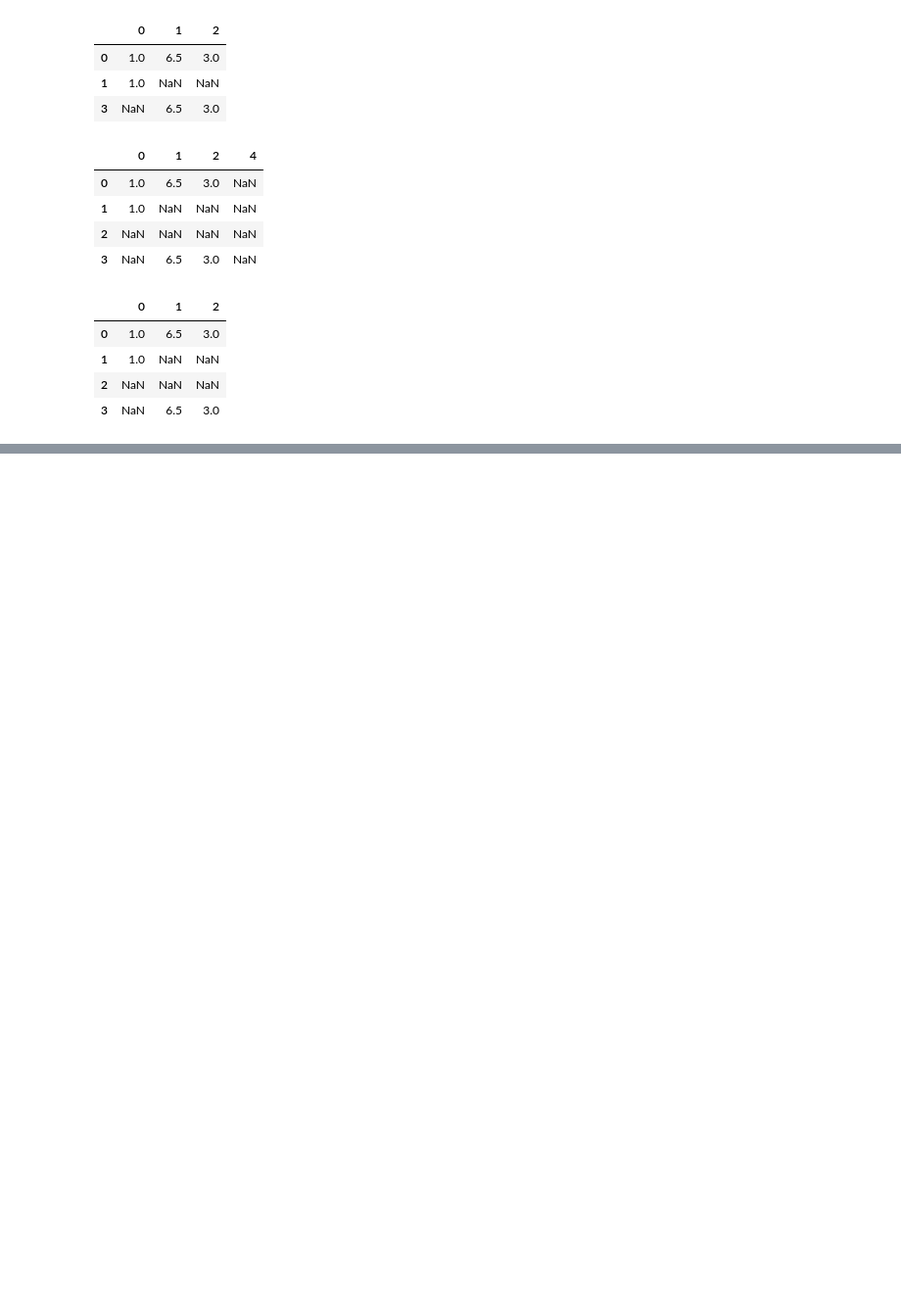
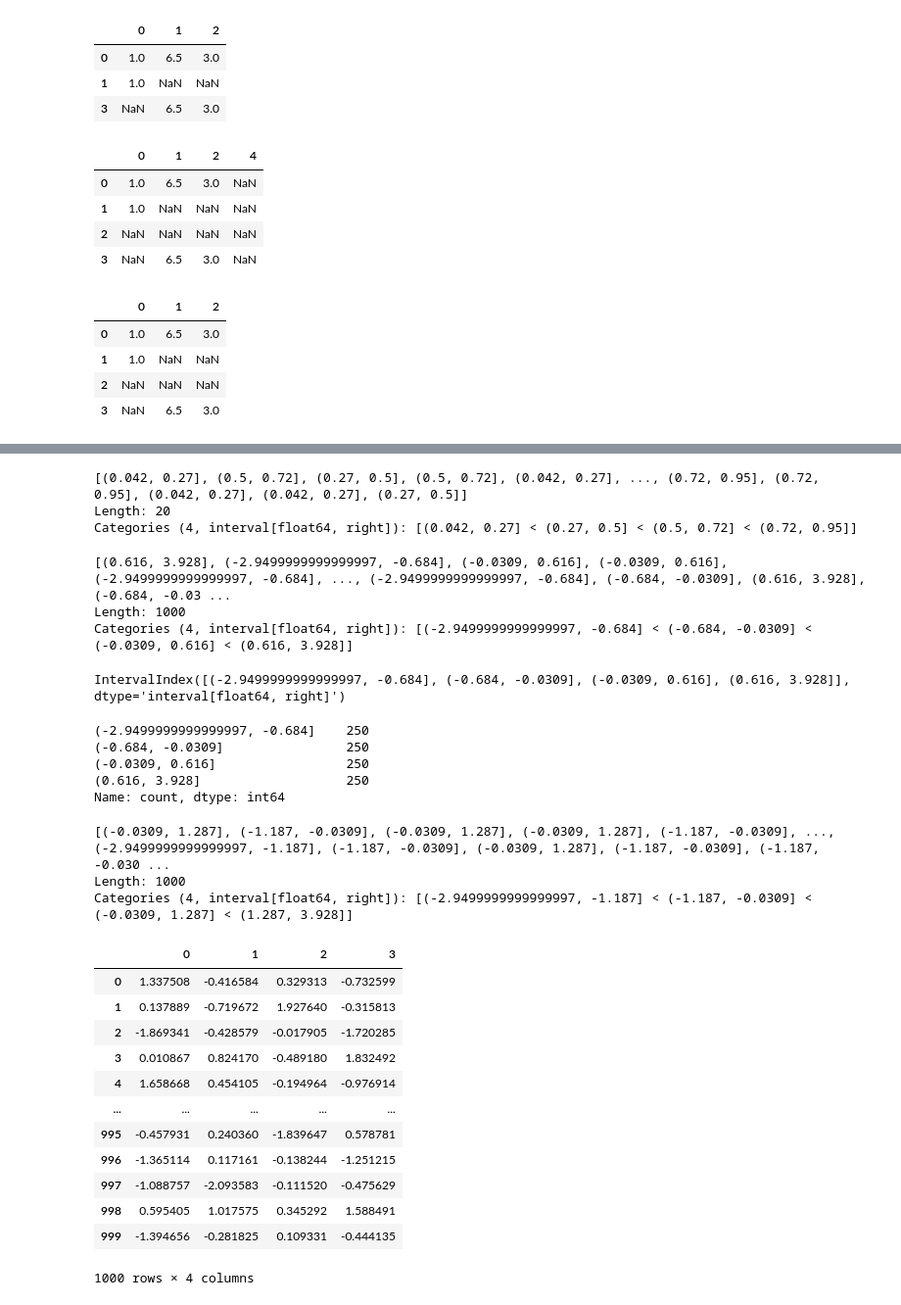
Before and after one commit to liuxm0239/pyDataScience, a Jupyter notebook: ch07_01.ipynb, the cells around one changed output, grey strips where cells are left out. Shown at 98% size. Drawn from its saved outputs; the diff is of its cells as text; code cells hidden in the pictures; blank space fills up the shorter version.

```diff
--- a/ch07_01.ipynb
+++ b/ch07_01.ipynb
@@ -117,0 +497,50 @@ df
+# %%
+data = np.random.uniform(size=20)
+pd.cut(data, 4, precision=2)
+# %% [output]
+[(0.042, 0.27], (0.5, 0.72], (0.27, 0.5], (0.5, 0.72], (0.042, 0.27], ..., (0.72, 0.95], (0.72, 0.95], (0.042, 0.27], (0.042, 0.27], (0.27, 0.5]]
+Length: 20
+Categories (4, interval[float64, right]): [(0.042, 0.27] < (0.27, 0.5] < (0.5, 0.72] < (0.72, 0.95]]
+# %%
+data = np.random.randn(1000)
+cats = pd.qcut(data, 4)
+cats
+# %% [output]
+[(0.616, 3.928], (-2.9499999999999997, -0.684], (-0.0309, 0.616], (-0.0309, 0.616], (-2.9499999999999997, -0.684], ..., (-2.9499999999999997, -0.684], (-0.684, -0.0309], (0.616, 3.928], (-0.684, -0.03 ...
+Length: 1000
+Categories (4, interval[float64, right]): [(-2.9499999999999997, -0.684] < (-0.684, -0.0309] < (-0.0309, 0.616] < (0.616, 3.928]]
+# %%
+cats.categories
+# %% [output]
+IntervalIndex([(-2.9499999999999997, -0.684], (-0.684, -0.0309], (-0.0309, 0.616], (0.616, 3.928]], dtype='interval[float64, right]')
+# %%
+pd.value_counts(cats)
+# %% [output]
+(-2.9499999999999997, -0.684]    250
+(-0.684, -0.0309]                250
+(-0.0309, 0.616]                 250
+(0.616, 3.928]                   250
+Name: count, dtype: int64
+# %%
+pd.qcut(data, [0, 0.1, 0.5, 0.9, 1.])
+# %% [output]
+[(-0.0309, 1.287], (-1.187, -0.0309], (-0.0309, 1.287], (-0.0309, 1.287], (-1.187, -0.0309], ..., (-2.9499999999999997, -1.187], (-1.187, -0.0309], (-0.0309, 1.287], (-1.187, -0.0309], (-1.187, -0.030 ...
+Length: 1000
+Categories (4, interval[float64, right]): [(-2.9499999999999997, -1.187] < (-1.187, -0.0309] < (-0.0309, 1.287] < (1.287, 3.928]]
+# %%
+data = pd.DataFrame(np.random.randn(1000, 4))
+data
+# %% [output]
+|  | 0 | 1 | 2 | 3 |
+| 0 | 1.337508 | -0.416584 | 0.329313 | -0.732599 |
+| 1 | 0.137889 | -0.719672 | 1.927640 | -0.315813 |
+| 2 | -1.869341 | -0.428579 | -0.017905 | -1.720285 |
+| 3 | 0.010867 | 0.824170 | -0.489180 | 1.832492 |
+| 4 | 1.658668 | 0.454105 | -0.194964 | -0.976914 |
+| ... | ... | ... | ... | ... |
+| 995 | -0.457931 | 0.240360 | -1.839647 | 0.578781 |
+| 996 | -1.365114 | 0.117161 | -0.138244 | -1.251215 |
+| 997 | -1.088757 | -2.093583 | -0.111520 | -0.475629 |
+| 998 | 0.595405 | 1.017575 | 0.345292 | 1.588491 |
+| 999 | -1.394656 | -0.281825 | 0.109331 | -0.444135 |
+1000 rows × 4 columns
```
Also changed, not shown: parts of 76 cells of this notebook.
